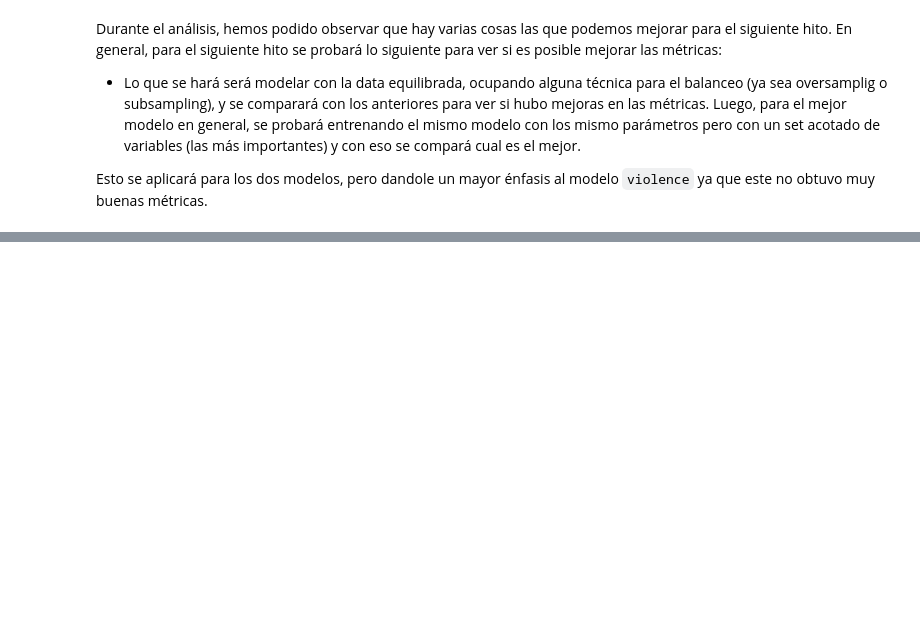
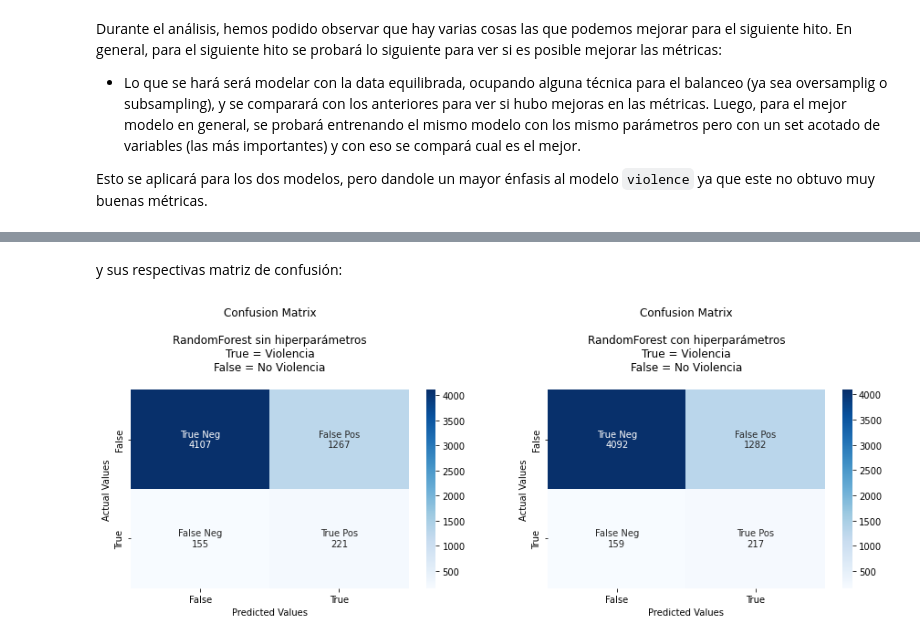
Before and after one commit to rodrigobarrazads/Desafio_Latam, a Jupyter notebook: Modulo3/Prueba/analisis_crimenes.ipynb, the cells around one changed output, grey strips where cells are left out. Cells and saved outputs as stored; diff of their text form; code cells hidden in the pictures; blank space fills up the shorter version.

```diff
--- a/Modulo3/Prueba/analisis_crimenes.ipynb
+++ b/Modulo3/Prueba/analisis_crimenes.ipynb
@@ -1203,13 +1229,13 @@ weighted avg       0.77      0.79      0.77      5750
 Ahora, para este modelo, veremos las variables mas importantes:
 # %%
 # Obtenemos los score de cada variable
-feature_scores = pd.Series(vln_grilla_gb.best_estimator_.feature_importances_, index=X_train_violence.columns).sort_values(ascending=False)
+feature_scores_vln = pd.Series(vln_grilla_gb.best_estimator_.feature_importances_, index=X_train_violence.columns).sort_values(ascending=False)
 
 # Realizamos el gráfico de Features Importance
 f, ax = plt.subplots(figsize=(30, 24))
-ax = sns.barplot(x=feature_scores, y=feature_scores.index, data=df, palette = 'Blues_r')
+ax = sns.barplot(x=feature_scores_vln, y=feature_scores_vln.index, data=df, palette = 'Blues_r')
 ax.set_title("Visualize feature scores of the features")
-ax.set_yticklabels(feature_scores.index)
+ax.set_yticklabels(feature_scores_vln.index)
 ax.set_xlabel("Feature importance score")
 ax.set_ylabel("Features")
 plt.show()
@@ -1225,0 +1536,18 @@ Esto se aplicará para los dos modelos, pero dandole un mayor énfasis al modelo
+# %%
+# Modelo RandomForest con Hiperparámetos
+
+# Inicializamos el modelo
+vln_rf_hp = RandomForestClassifier(random_state=42)
+
+# Definimos los hiperparámetros
+hiper_params = {
+    'max_features': [None, 'log2', 'sqrt'],
+    'n_estimators': range(10, 100, 10),
+    'class_weight': ['balanced', None]
+}
+
+# Definimos la grilla
+vln_grilla_rf2 = GridSearchCV(vln_rf_hp, param_grid = hiper_params, cv=2)
+
+# Realizamos el fit
+vln_grilla_rf2.fit(X_res_violence, y_res_violence)
@@ -1225,0 +1651,11 @@ Esto se aplicará para los dos modelos, pero dandole un mayor énfasis al modelo
+# %%
+# Mostramos las métricas del RandomForest sin hiperparámetros
+y_pred_rf = vln_rf2.predict(X_test_violence2)
+print(f'''Modelo Random Forest:
+{classification_report(y_test_violence, y_pred_rf)}''')
+
+
+# Mostramos las métricas del RandomForest con hiperparámetros
+y_pred_rf_grilla = vln_grilla_rf2.best_estimator_.predict(X_test_violence2)
+print(f'''Modelo Random Forest:
+{classification_report(y_test_violence, y_pred_rf_grilla)}''')
@@ -1225,0 +1682,14 @@ Esto se aplicará para los dos modelos, pero dandole un mayor énfasis al modelo
+# %% [markdown]
+y sus respectivas matriz de confusión:
+# %%
+plt.figure(figsize=(15,4))
+
+# Matriz de confusión RandomForest sin hiperparámetros
+plt.subplot(1,2,1)
+matriz_confusion(y_test_arstmade, y_pred_rf, title='Confusion Matrix\n\nRandomForest sin hiperparámetros\nTrue = Violencia\nFalse = No Violencia\n')
+
+# Matriz de confusión RandomForest con hiperparámetros
+plt.subplot(1,2,2)
+matriz_confusion(y_test_arstmade, y_pred_rf_grilla, title='Confusion Matrix\n\nRandomForest con hiperparámetros\nTrue = Violencia\nFalse = No Violencia\n')
+# %% [output]
+[figure, added]
```
Also changed, not shown: parts of 52 cells of this notebook, 5 other files.
